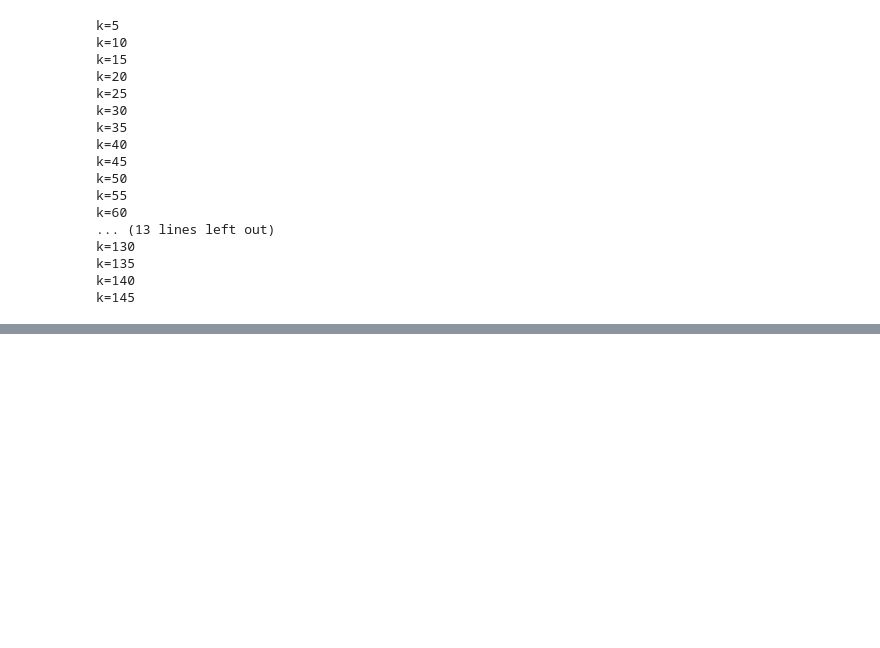
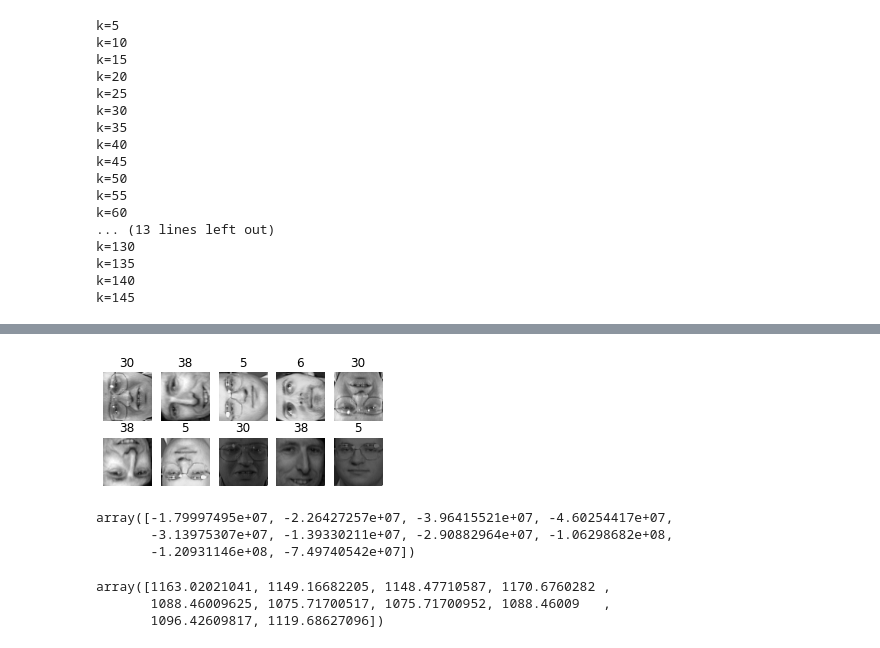
Before and after one commit to espanto28/handsonmlsklearnkerastf, a Jupyter notebook: Chapter9/Unsupervised Learning Techniques.ipynb, the cells around one changed output, grey strips where cells are left out. Cells and saved outputs as stored; diff of their text form; code cells hidden in the pictures; blank space fills up the shorter version.

```diff
--- a/Chapter9/Unsupervised Learning Techniques.ipynb
+++ b/Chapter9/Unsupervised Learning Techniques.ipynb
@@ -1397,0 +1393,4 @@ item
+# %%
+rnd_clf = RandomForestClassifier(n_estimators=150, random_state=42)
+rnd_clf.fit(X_train_pca,y_train)
+rnd_clf.score(X_valid_pca, y_valid)
@@ -1397,0 +1440,9 @@ item
+# %%
+#Extending the features
+X_train_extended = np.c_[X_train_pca, X_train_reduced]
+X_valid_extended = np.c_[X_valid_pca, X_valid_reduced]
+X_test_extended = np.c_[X_test_pca, X_test_reduced]
+# %%
+clf = RandomForestClassifier(n_estimators=150, random_state=42)
+clf.fit(X_train_extended, y_train)
+clf.score(X_valid_extended, y_valid)
@@ -1397,0 +1468,23 @@ item
+# %%
+n_rotated = 4
+rotated = np.transpose(X_train[:n_rotated].reshape(-1, 64, 64), axes=[0, 2, 1])
+rotated = rotated.reshape(-1, 64*64)
+y_rotated = y_train[:n_rotated]
+
+n_flipped = 3
+flipped = X_train[:n_flipped].reshape(-1, 64, 64)[:, ::-1]
+flipped = flipped.reshape(-1, 64*64)
+y_flipped = y_train[:n_flipped]
+
+n_darkened = 3
+darkened = X_train[:n_darkened].copy()
+darkened[:, 1:-1] *= 0.3
+darkened = darkened.reshape(-1, 64*64)
+y_darkened = y_train[:n_darkened]
+
+X_bad_faces = np.r_[rotated, flipped, darkened]
+y_bad = np.concatenate([y_rotated, y_flipped, y_darkened])
+
+plot_faces(X_bad_faces, y_bad)
+# %% [output]
+[figure, added]
@@ -1397,0 +1493,12 @@ item
+# %%
+gm.score_samples(X_bad_faces_pca)
+# %% [output]
+array([-1.79997495e+07, -2.26427257e+07, -3.96415521e+07, -4.60254417e+07,
+       -3.13975307e+07, -1.39330211e+07, -2.90882964e+07, -1.06298682e+08,
+       -1.20931146e+08, -7.49740542e+07])
+# %%
+gm.score_samples(X_train_pca[:10])
+# %% [output]
+array([1163.02021041, 1149.16682205, 1148.47710587, 1170.6760282 ,
+       1088.46009625, 1075.71700517, 1075.71700952, 1088.46009   ,
+       1096.42609817, 1119.68627096])
```
Also changed, not shown: parts of 42 cells of this notebook, 1 other file.
